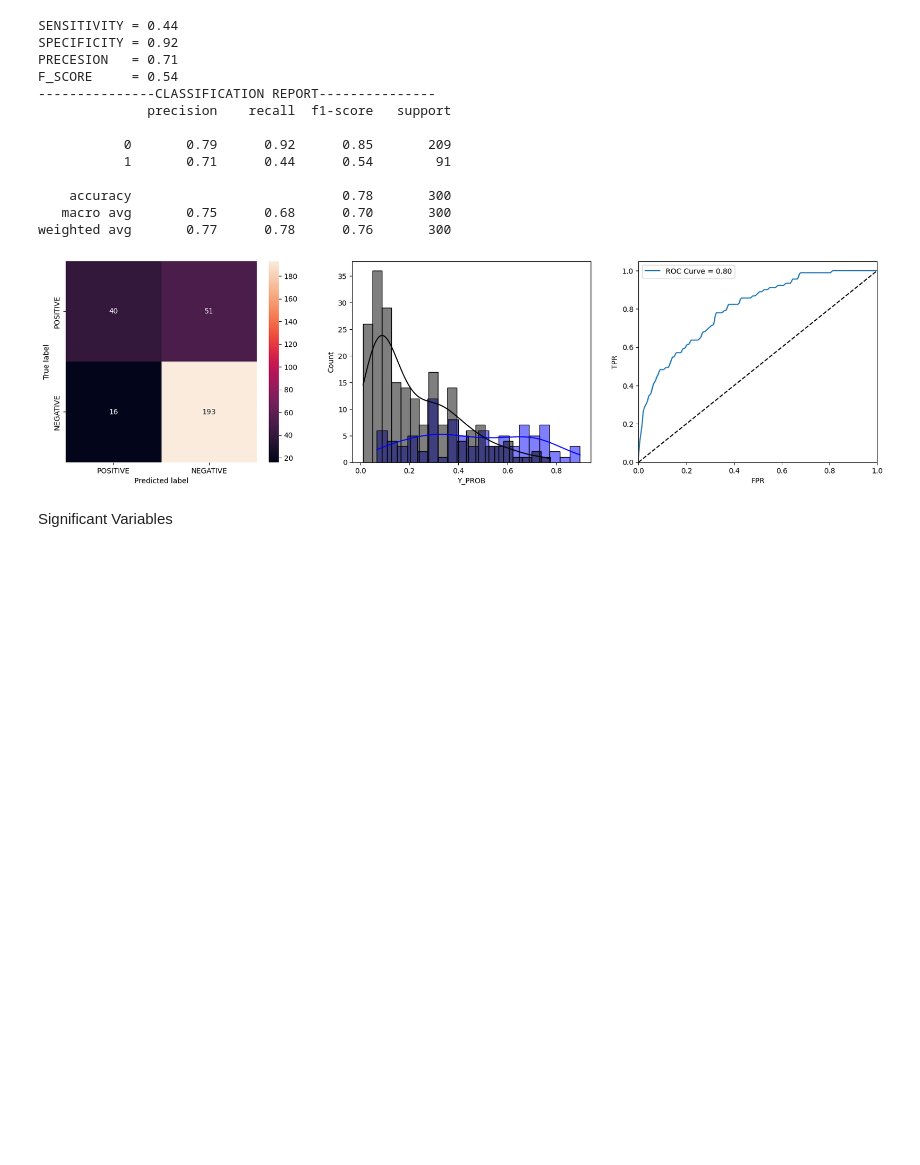
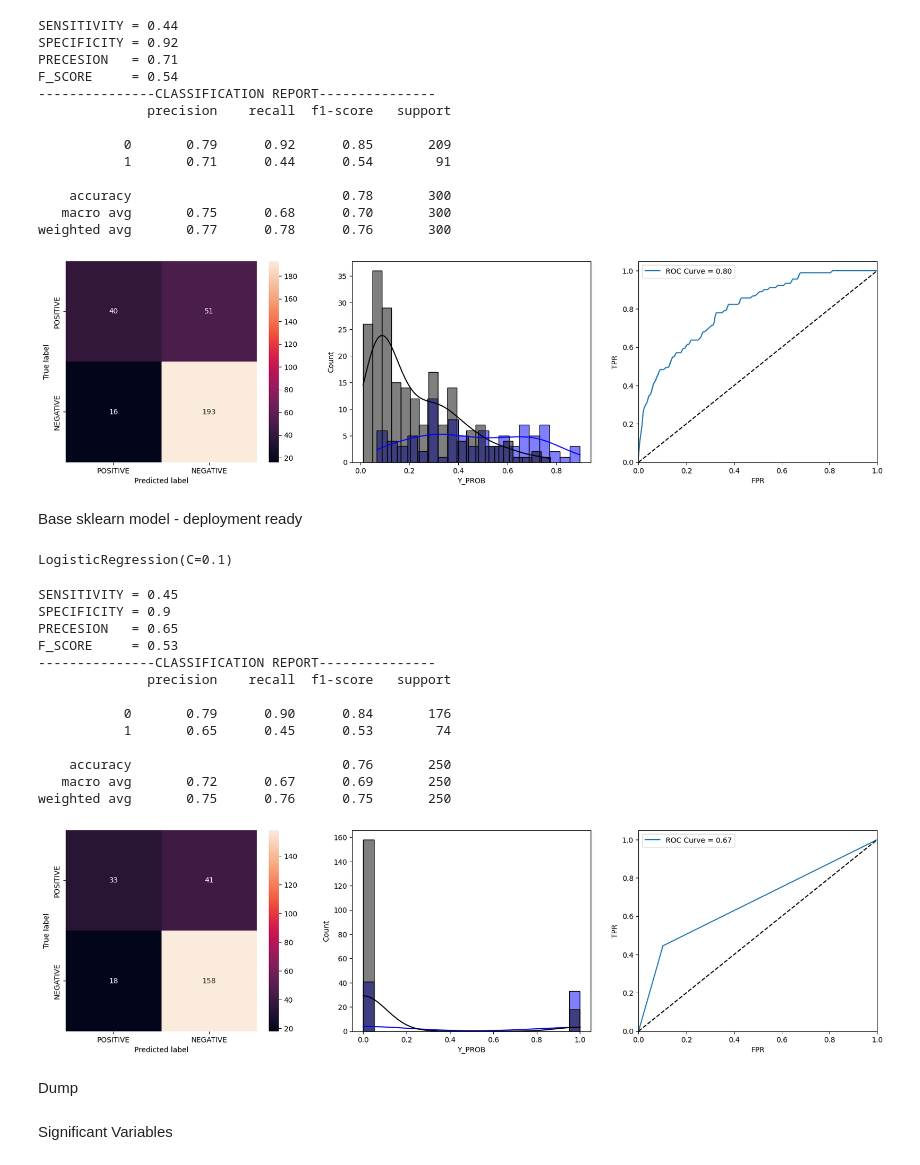
Before and after one commit to ameyak2310/Classifier_GermanCreditRating, a Jupyter notebook: notebooks/experimentation.ipynb, the cells around one changed output. Drawn from its saved outputs; the diff is of its cells as text; code cells hidden in the pictures; blank space fills up the shorter version.

```diff
--- a/notebooks/experimentation.ipynb
+++ b/notebooks/experimentation.ipynb
@@ -193,6 +193,48 @@ F_SCORE     = 0.54
    macro avg       0.75      0.68      0.70       300
 weighted avg       0.77      0.78      0.76       300
 [figure]
+# %% [markdown]
+Base sklearn model - deployment ready
+# %%
+X = X_en
+y = df[target]
+
+from sklearn.model_selection import train_test_split
+X_train, X_test, y_train, y_test = train_test_split(X,
+                                                    y,
+                                                    train_size=0.75,
+                                                    random_state=0)
+
+from sklearn.linear_model import LogisticRegression
+clf_model1 = LogisticRegression(C=0.1)
+clf_model1.fit(X_train, y_train)
+# %% [output]
+LogisticRegression(C=0.1)
+# %%
+model_Predictions = pd.DataFrame({
+                                    'Y_TEST': y_test['status'],
+                                    'Y_PROB': clf_model1.predict(X_test).tolist(),
+                                })
+model_Predictions['Y_PRED'] = model_Predictions['Y_PROB'].map( lambda x: 1 if x> 0.5 else 0)
+# %%
+binary_metrics(df=model_Predictions)
+# %% [output]
+SENSITIVITY = 0.45
+SPECIFICITY = 0.9
+PRECESION   = 0.65
+F_SCORE     = 0.53
+---------------CLASSIFICATION REPORT---------------
+              precision    recall  f1-score   support
+
+           0       0.79      0.90      0.84       176
+           1       0.65      0.45      0.53        74
+
+    accuracy                           0.76       250
+   macro avg       0.72      0.67      0.69       250
+weighted avg       0.75      0.76      0.75       250
+[figure, added]
+# %% [markdown]
+Dump
 # %%
 import pickle
 with open('../bin/clf_log1.bin', 'wb') as f_out:
```
Also changed, not shown: parts of 1 cell of this notebook, 7 other files.
